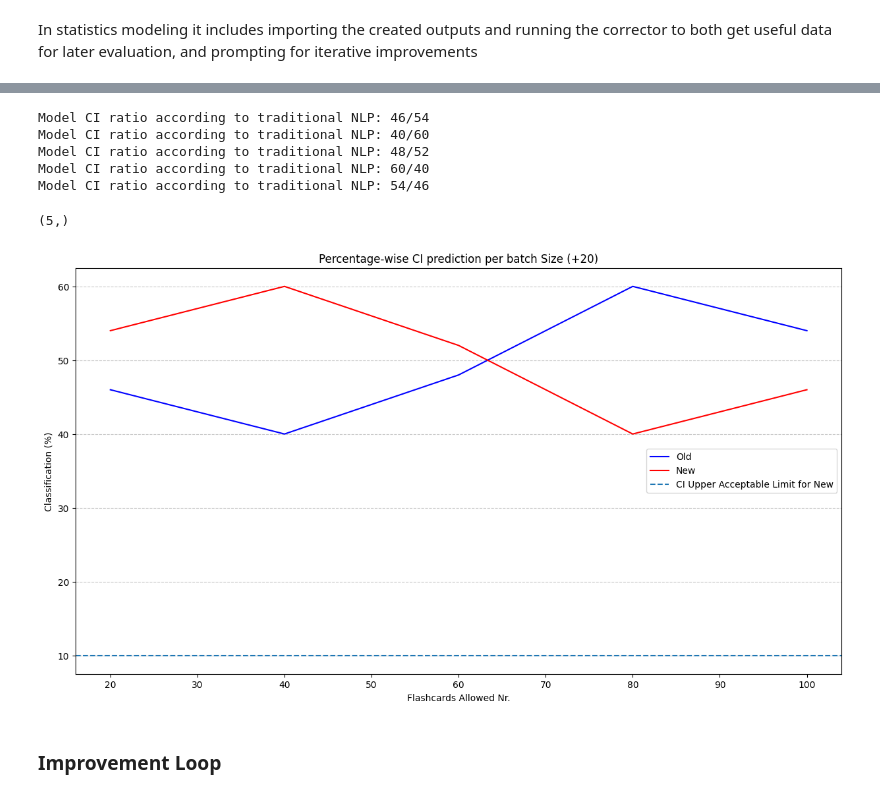
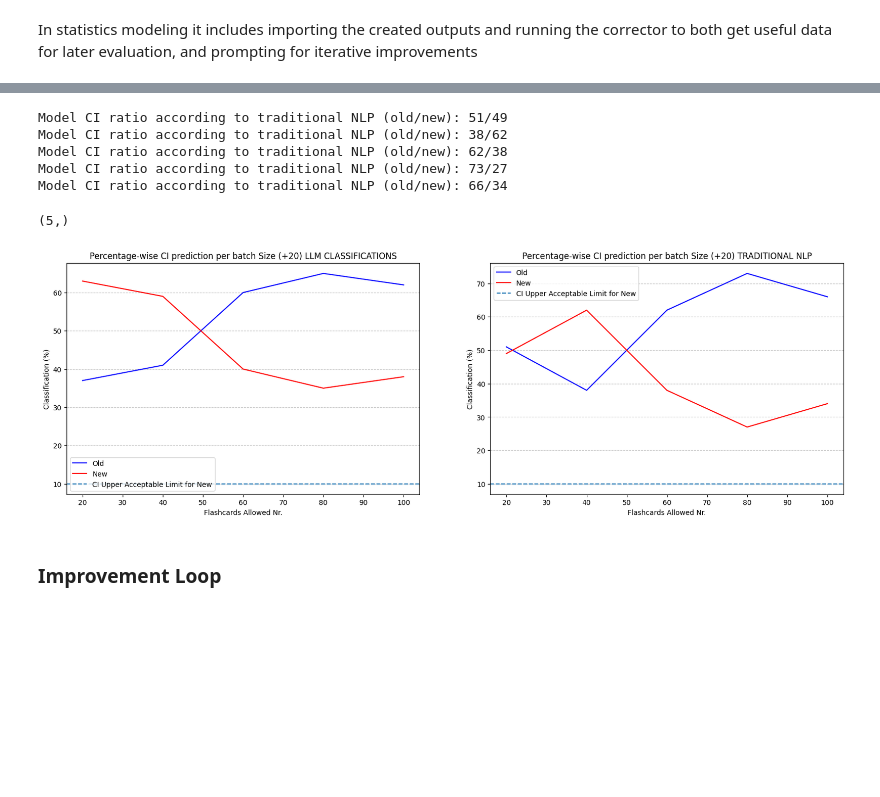
Before and after one commit to mitzeus/NILAS, a Jupyter notebook: main.ipynb, the cells around one changed output, grey strips where cells are left out. Cells and saved outputs as stored; diff of their text form; code cells hidden in the pictures; blank space fills up the shorter version.

Commit message:
preliminary result of lexical constraint done

```diff
--- a/main.ipynb
+++ b/main.ipynb
@@ -559,42 +612,57 @@ IndexError: list index out of range
 
 res = corrector.lexical.raw_checking()
 
-# display(res)
+raw_checking_ci_news = []
+raw_checking_ci_olds = []
 
 for obj in conversation_data:
-    print(
-        f"Model CI ratio according to traditional NLP: {100 - round(obj.lexical.raw_checking["score"].to_numpy().sum()/len(obj.lexical.raw_checking["score"].tolist()) * 100)}/{round(obj.lexical.raw_checking["score"].to_numpy().sum()/len(obj.lexical.raw_checking["score"].tolist()) * 100)}"
+
+    ci_old_ratio = 100 - round(obj.lexical.raw_checking["score"].to_numpy().sum()/len(obj.lexical.raw_checking["score"].tolist()) * 100)
+    ci_new_ratio = round(
+        obj.lexical.raw_checking["score"].to_numpy().sum()
+        / len(obj.lexical.raw_checking["score"].tolist())
+        * 100
     )
 
-# print(
-#     f"Model CI ratio according to traditional NLP: {100 - round(res["score"].to_numpy().sum()/len(res["score"].tolist()) * 100)}/{round(res["score"].to_numpy().sum()/len(res["score"].tolist()) * 100)}"
-# )
+    print(f"Model CI ratio according to traditional NLP (old/new): {ci_old_ratio}/{ci_new_ratio}")
+
+    raw_checking_ci_news.append(ci_new_ratio)
+    raw_checking_ci_olds.append(ci_old_ratio)
 # %% [output]
-Model CI ratio according to traditional NLP: 46/54
-Model CI ratio according to traditional NLP: 40/60
-Model CI ratio according to traditional NLP: 48/52
-Model CI ratio according to traditional NLP: 60/40
-Model CI ratio according to traditional NLP: 54/46
+Model CI ratio according to traditional NLP (old/new): 51/49
+Model CI ratio according to traditional NLP (old/new): 38/62
+Model CI ratio according to traditional NLP (old/new): 62/38
+Model CI ratio according to traditional NLP (old/new): 73/27
+Model CI ratio according to traditional NLP (old/new): 66/34
 # %%
 # scatter
 x = np.linspace(20, 100, 5)
 print(x.shape)
-y_old = np.array([46, 40, 48, 60, 54])
-y_new = np.array(100 - y_old)
+# y_old = np.array([46, 40, 48, 60, 54])
+# y_new = np.array(100 - y_old)
 
-plt.figure(figsize=(15, 8))
-plt.grid(axis="y", linestyle="--", alpha=0.7)
-plt.plot(x, y_old, label="Old", color="blue")
-plt.plot(x, y_new, label="New", color="red")
-plt.axhline(y=10, linestyle="--", label="CI Upper Acceptable Limit for New")
-plt.xlabel("Flashcards Allowed Nr.")
-plt.ylabel("Classification (%)")
-plt.title(f"Percentage-wise CI prediction per batch Size (+{BATCH_SIZE})")
-plt.legend()
+# plt.figure()
+fig, axis = plt.subplots(1, 2, figsize=(20, 6))
+
+axis[0].plot(x, llm_classification_ci_olds, label="Old", color="blue")
+axis[0].plot(x, llm_classification_ci_news, label="New", color="red")
+axis[0].set_title(f"Percentage-wise CI prediction per batch Size (+{BATCH_SIZE}) LLM CLASSIFICATIONS")
+
+axis[1].plot(x, raw_checking_ci_olds, label="Old", color="blue")
+axis[1].plot(x, raw_checking_ci_news, label="New", color="red")
+axis[1].set_title(f"Percentage-wise CI prediction per batch Size (+{BATCH_SIZE}) TRADITIONAL NLP")
+
+for ax in axis:
+    ax.grid(axis="y", linestyle="--", alpha=0.7)
+    ax.axhline(y=10, linestyle="--", label="CI Upper Acceptable Limit for New")
+    ax.set_xlabel("Flashcards Allowed Nr.")
+    ax.set_ylabel("Classification (%)")
+    ax.legend()
+
 plt.show()
 # %% [output]
 (5,)
-[figure, old version]
+[figure, new version]
 # %% [markdown]
 ### Improvement Loop
 # %% [markdown]
```
Also changed, not shown: parts of 7 cells of this notebook, 10 other files.
